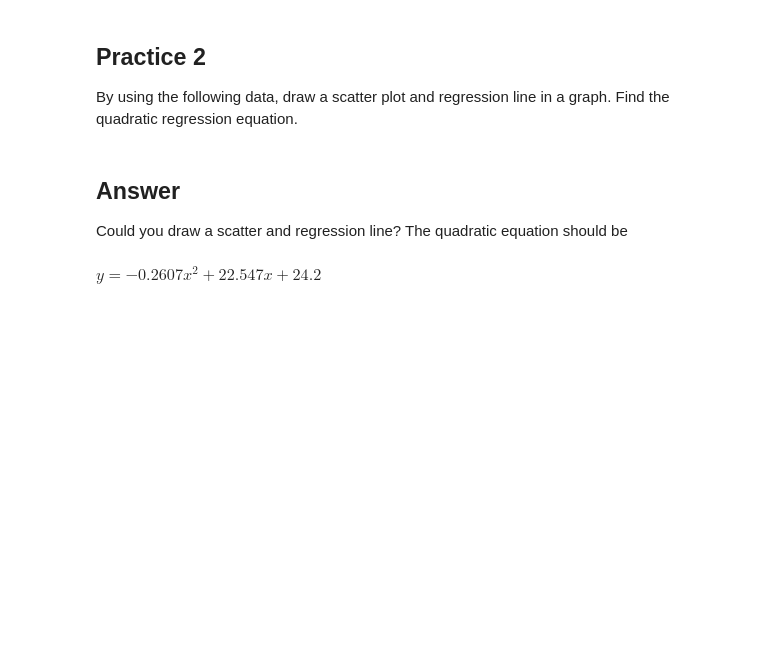
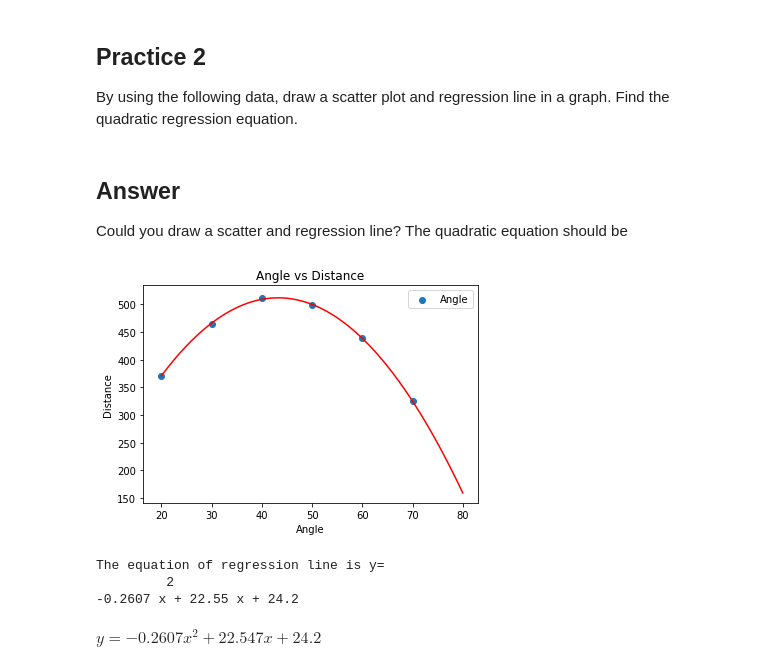
Before and after one commit to shinokada/python-for-ib-diploma-mathematics, a Jupyter notebook: Modelling_functions.ipynb, the cells around one changed output. Cells and saved outputs as stored; diff of their text form; code cells hidden in the pictures; blank space fills up the shorter version.

```diff
--- a/Modelling_functions.ipynb
+++ b/Modelling_functions.ipynb
@@ -327,6 +339,28 @@ distance = np.array([371,465,511,498,439,325])
 ## Answer
 
 Could you draw a scatter and regression line? The quadratic equation should be
+# %%
+coef = np.polyfit(angle, distance, 2)
+equ = np.poly1d(coef)
+
+x_plot = np.linspace(20,80,100)
+y_plot = equ(x_plot)
+plt.plot(x_plot, y_plot, color='r')
+
+plt.scatter(angle,distance,label='Angle')
+plt.title("Angle vs Distance")
+plt.xlabel('Angle')
+plt.ylabel('Distance')
+plt.legend()
+plt.show()
+
+print(f'The equation of regression line is y=')
+print(equ)
+# %% [output]
+[figure, added]
+The equation of regression line is y=
+         2
+-0.2607 x + 22.55 x + 24.2
 # %% [markdown]
 $y=-0.2607x^2+22.547x+24.2$
 # %% [markdown]
```
Also changed, not shown: parts of 13 cells of this notebook.
